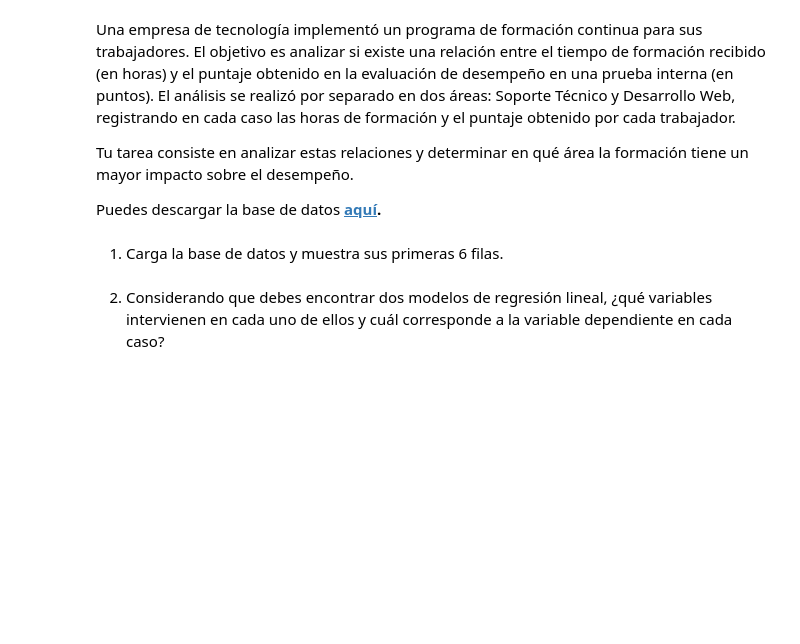
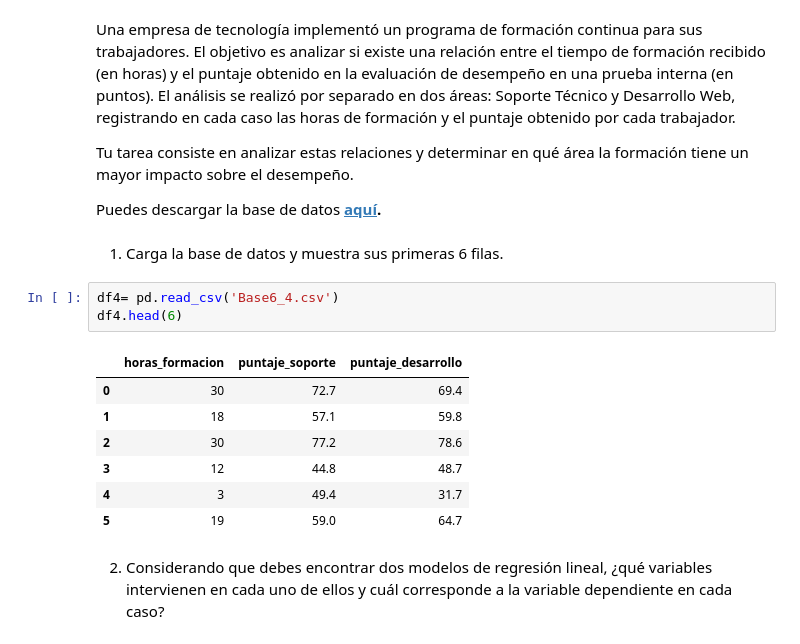
Before and after one commit to Jeanrenel92/labs-estadistica-desc, a Jupyter notebook: SEM2/L6/Laboratorio 6_Modelos de Regresión Lineal.ipynb, the cells around one changed output. Drawn from its saved outputs; the diff is of its cells as text; blank space fills up the shorter version.

```diff
--- a/SEM2/L6/Laboratorio 6_Modelos de Regresión Lineal.ipynb
+++ b/SEM2/L6/Laboratorio 6_Modelos de Regresión Lineal.ipynb
@@ -403,5 +403,16 @@ Puedes descargar la base de datos **<a href="https://drive.google.com/uc?export=
 ">aquí</a>.**
 # %% [markdown]
 1. Carga la base de datos y muestra sus primeras 6 filas.
+# %%
+df4= pd.read_csv('Base6_4.csv')
+df4.head(6)
+# %% [output]
+|  | horas_formacion | puntaje_soporte | puntaje_desarrollo |
+| 0 | 30 | 72.7 | 69.4 |
+| 1 | 18 | 57.1 | 59.8 |
+| 2 | 30 | 77.2 | 78.6 |
+| 3 | 12 | 44.8 | 48.7 |
+| 4 | 3 | 49.4 | 31.7 |
+| 5 | 19 | 59.0 | 64.7 |
 # %% [markdown]
 2. Considerando que debes encontrar dos modelos de regresión lineal, ¿qué variables intervienen en cada uno de ellos y cuál corresponde a la variable dependiente en cada caso?
```
Also changed, not shown: parts of 6 cells of this notebook, 2 other files.
